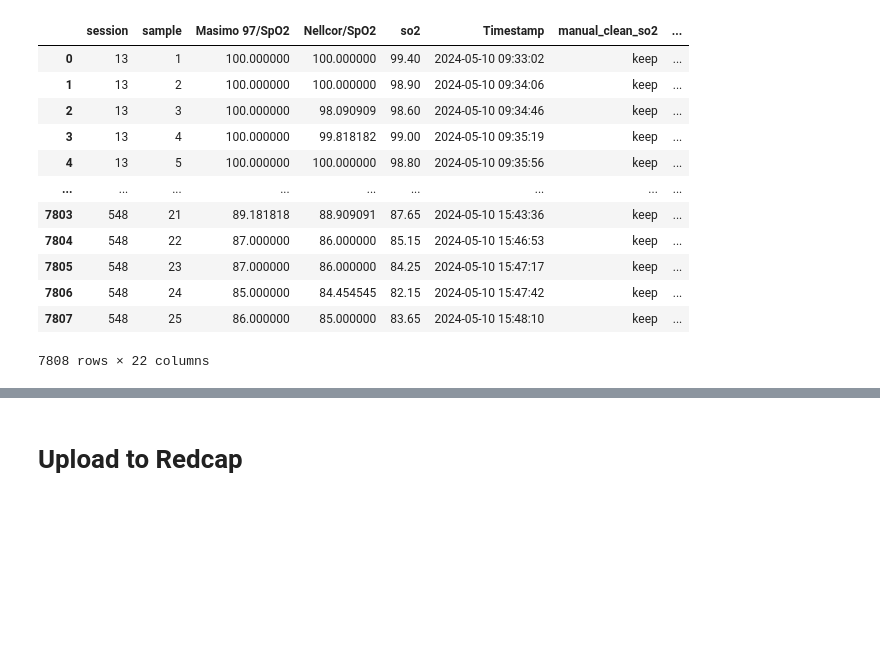
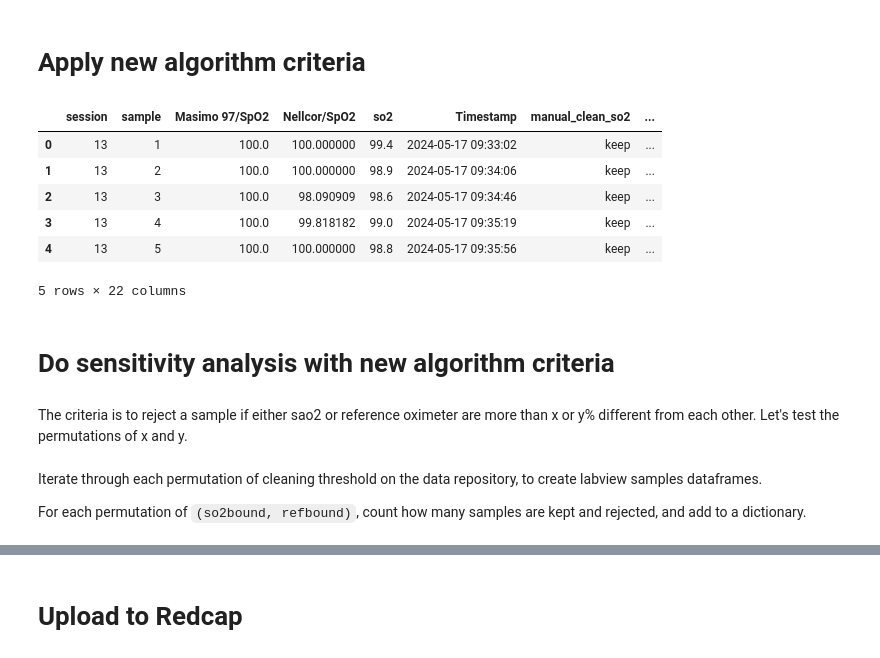
Before and after one commit to lawtj/lipnick_session_streamlit, a Jupyter notebook: cleaning_compare.ipynb, the cells around one changed output, grey strips where cells are left out. Drawn from its saved outputs; the diff is of its cells as text; code cells hidden in the pictures; blank space fills up the shorter version.

````diff
--- a/cleaning_compare.ipynb
+++ b/cleaning_compare.ipynb
@@ -11,4 +13,4 @@ import os
 # %%
 abg = pd.read_csv('../OpenOxPHIData/output_internal_bloodgas.csv')
 threesamples(abg)
-abg = abg[['date','time_calc','sample','so2','session']]
+abg = abg[['date','time','sample','so2','session']]
@@ -41,20 +124,24 @@ labview_samples.head()
+# %% [markdown]
+# Apply new algorithm criteria
 # %%
 reload(ox)
 labview_samples, counts = ox.sample_stability_multi(labview_samples, 'so2','Nellcor/SpO2', 'Timestamp','algo',1.5,2)
 labview_samples.to_csv('labview_samples.csv',index=True)
-labview_samples
+labview_samples.head()
 # %% [output]
 |  | session | sample | Masimo 97/SpO2 | Nellcor/SpO2 | so2 | Timestamp | manual_clean_so2 | ... |
-| 0 | 13 | 1 | 100.000000 | 100.000000 | 99.40 | 2024-05-10 09:33:02 | keep | ... |
-| 1 | 13 | 2 | 100.000000 | 100.000000 | 98.90 | 2024-05-10 09:34:06 | keep | ... |
-| 2 | 13 | 3 | 100.000000 | 98.090909 | 98.60 | 2024-05-10 09:34:46 | keep | ... |
-| 3 | 13 | 4 | 100.000000 | 99.818182 | 99.00 | 2024-05-10 09:35:19 | keep | ... |
-| 4 | 13 | 5 | 100.000000 | 100.000000 | 98.80 | 2024-05-10 09:35:56 | keep | ... |
-| ... | ... | ... | ... | ... | ... | ... | ... | ... |
-| 7803 | 548 | 21 | 89.181818 | 88.909091 | 87.65 | 2024-05-10 15:43:36 | keep | ... |
-| 7804 | 548 | 22 | 87.000000 | 86.000000 | 85.15 | 2024-05-10 15:46:53 | keep | ... |
-| 7805 | 548 | 23 | 87.000000 | 86.000000 | 84.25 | 2024-05-10 15:47:17 | keep | ... |
-| 7806 | 548 | 24 | 85.000000 | 84.454545 | 82.15 | 2024-05-10 15:47:42 | keep | ... |
-| 7807 | 548 | 25 | 86.000000 | 85.000000 | 83.65 | 2024-05-10 15:48:10 | keep | ... |
+| 0 | 13 | 1 | 100.0 | 100.000000 | 99.4 | 2024-05-17 09:33:02 | keep | ... |
+| 1 | 13 | 2 | 100.0 | 100.000000 | 98.9 | 2024-05-17 09:34:06 | keep | ... |
+| 2 | 13 | 3 | 100.0 | 98.090909 | 98.6 | 2024-05-17 09:34:46 | keep | ... |
+| 3 | 13 | 4 | 100.0 | 99.818182 | 99.0 | 2024-05-17 09:35:19 | keep | ... |
+| 4 | 13 | 5 | 100.0 | 100.000000 | 98.8 | 2024-05-17 09:35:56 | keep | ... |
-7808 rows × 22 columns
+5 rows × 22 columns
+# %% [markdown]
+# Do sensitivity analysis with new algorithm criteria
+# %% [markdown]
+The criteria is to reject a sample if either sao2 or reference oximeter are more than x or y% different from each other. Let's test the permutations of x and y.
+# %% [markdown]
+Iterate through each permutation of cleaning threshold on the data repository, to create labview samples dataframes.
+
+For each permutation of ```(so2bound, refbound)```, count how many samples are kept and rejected, and add to a dictionary.
 # %%
````
Also changed, not shown: parts of 28 cells of this notebook, 2 other files.
